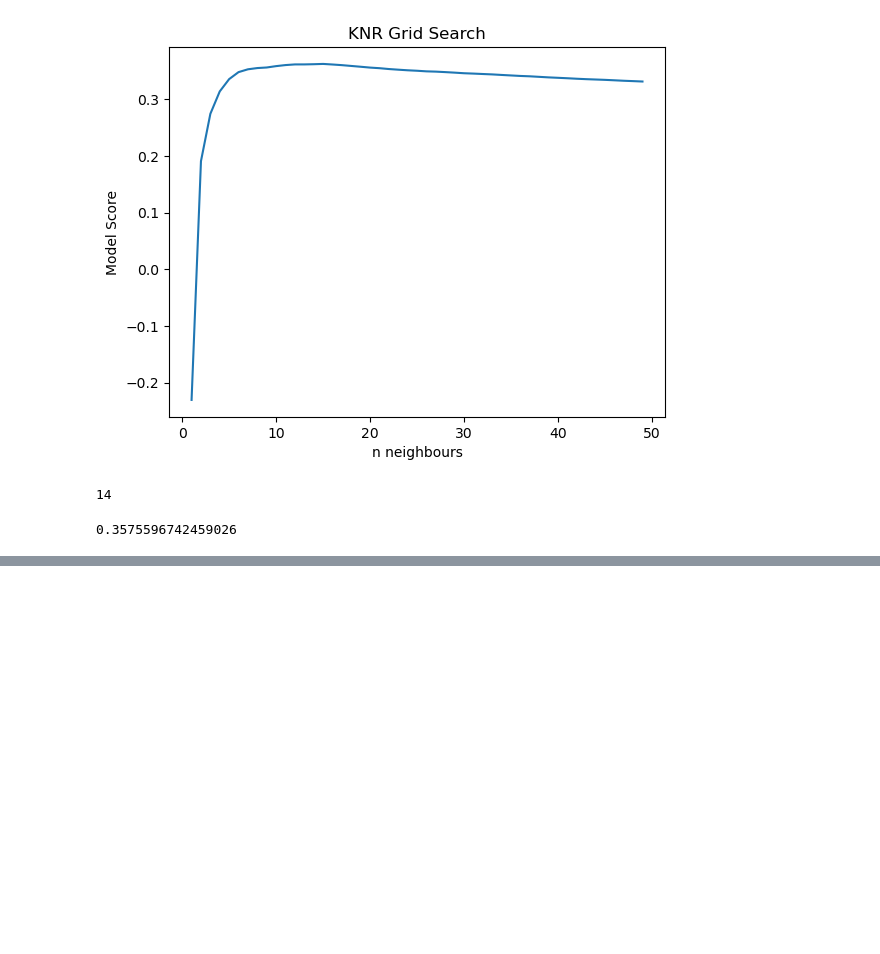
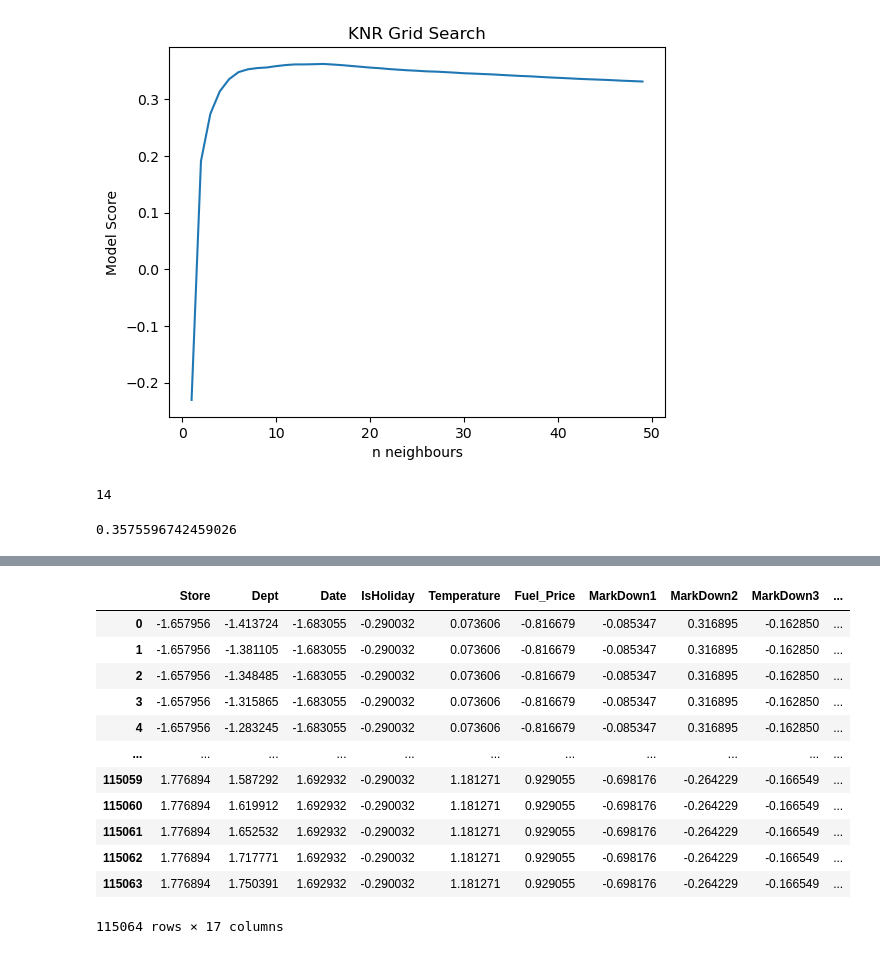
Before and after one commit to EricYangg/4AI3-Walmart-Forecast, a Jupyter notebook: KNR Model.ipynb, the cells around one changed output, grey strips where cells are left out. Cells and saved outputs as stored; diff of their text form; code cells hidden in the pictures; blank space fills up the shorter version.

```diff
--- a/KNR Model.ipynb
+++ b/KNR Model.ipynb
@@ -169,0 +179,8 @@ scores[np.argmax(new_scores2)]
+# %%
+#provided submission test dataset
+url = 'https://media.githubusercontent.com/media/EricYangg/4AI3-Walmart-Forecast/main/Datasets/test.csv'
+test = pd.read_csv(url)
+
+#test dataset after preprocessing
+url = 'https://media.githubusercontent.com/media/EricYangg/4AI3-Walmart-Forecast/main/Processed%20Dataset/Submission%20Test.csv'
+submission_test = pd.read_csv(url)
@@ -169,0 +229,16 @@ scores[np.argmax(new_scores2)]
+# %%
+submission_test
+# %% [output]
+|  | Store | Dept | Date | IsHoliday | Temperature | Fuel_Price | MarkDown1 | MarkDown2 | MarkDown3 | ... |
+| 0 | -1.657956 | -1.413724 | -1.683055 | -0.290032 | 0.073606 | -0.816679 | -0.085347 | 0.316895 | -0.162850 | ... |
+| 1 | -1.657956 | -1.381105 | -1.683055 | -0.290032 | 0.073606 | -0.816679 | -0.085347 | 0.316895 | -0.162850 | ... |
+| 2 | -1.657956 | -1.348485 | -1.683055 | -0.290032 | 0.073606 | -0.816679 | -0.085347 | 0.316895 | -0.162850 | ... |
+| 3 | -1.657956 | -1.315865 | -1.683055 | -0.290032 | 0.073606 | -0.816679 | -0.085347 | 0.316895 | -0.162850 | ... |
+| 4 | -1.657956 | -1.283245 | -1.683055 | -0.290032 | 0.073606 | -0.816679 | -0.085347 | 0.316895 | -0.162850 | ... |
+| ... | ... | ... | ... | ... | ... | ... | ... | ... | ... | ... |
+| 115059 | 1.776894 | 1.587292 | 1.692932 | -0.290032 | 1.181271 | 0.929055 | -0.698176 | -0.264229 | -0.166549 | ... |
+| 115060 | 1.776894 | 1.619912 | 1.692932 | -0.290032 | 1.181271 | 0.929055 | -0.698176 | -0.264229 | -0.166549 | ... |
+| 115061 | 1.776894 | 1.652532 | 1.692932 | -0.290032 | 1.181271 | 0.929055 | -0.698176 | -0.264229 | -0.166549 | ... |
+| 115062 | 1.776894 | 1.717771 | 1.692932 | -0.290032 | 1.181271 | 0.929055 | -0.698176 | -0.264229 | -0.166549 | ... |
+| 115063 | 1.776894 | 1.750391 | 1.692932 | -0.290032 | 1.181271 | 0.929055 | -0.698176 | -0.264229 | -0.166549 | ... |
+115064 rows × 17 columns
```
Also changed, not shown: parts of 13 cells of this notebook, 2 other files.
